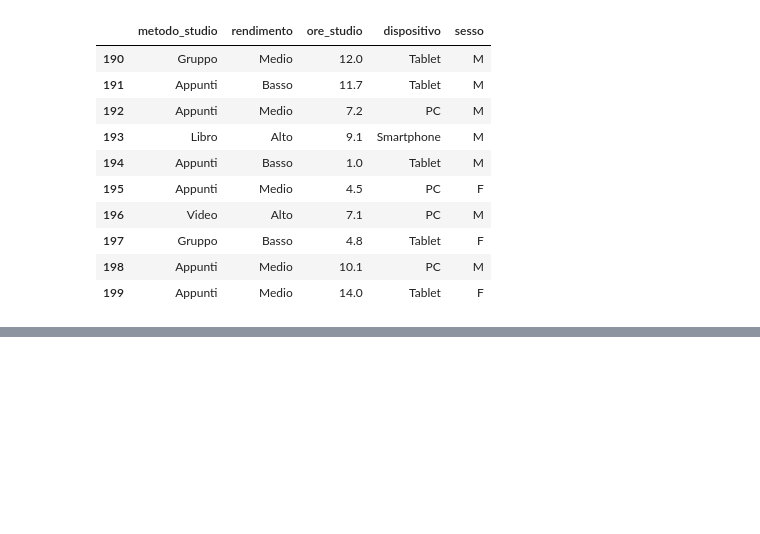
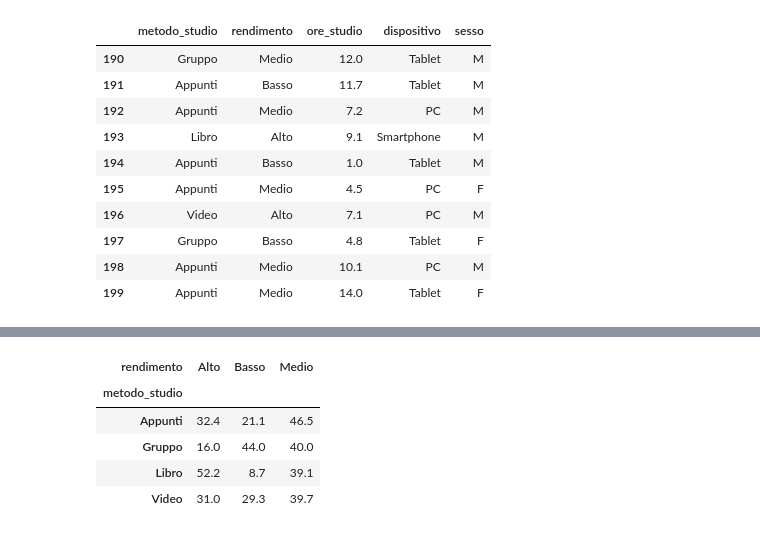
Before and after one commit to andreatrentini/Corso-python-3Bi-2026, a Jupyter notebook: studenti-studio/studenti-studio.ipynb, the cells around one changed output, grey strips where cells are left out. Cells and saved outputs as stored; diff of their text form; code cells hidden in the pictures; blank space fills up the shorter version.

```diff
--- a/studenti-studio/studenti-studio.ipynb
+++ b/studenti-studio/studenti-studio.ipynb
@@ -88,0 +118,14 @@ plt.show()
+# %%
+tab_percentuali_riga = pd.crosstab(
+    df['metodo_studio'],
+    df['rendimento'],
+    normalize='index'
+).mul(100).round(1)
+tab_percentuali_riga
+# %% [output]
+| rendimento | Alto | Basso | Medio |
+| metodo_studio |  |  |  |
+| Appunti | 32.4 | 21.1 | 46.5 |
+| Gruppo | 16.0 | 44.0 | 40.0 |
+| Libro | 52.2 | 8.7 | 39.1 |
+| Video | 31.0 | 29.3 | 39.7 |
```
Also changed, not shown: parts of 7 cells of this notebook.
